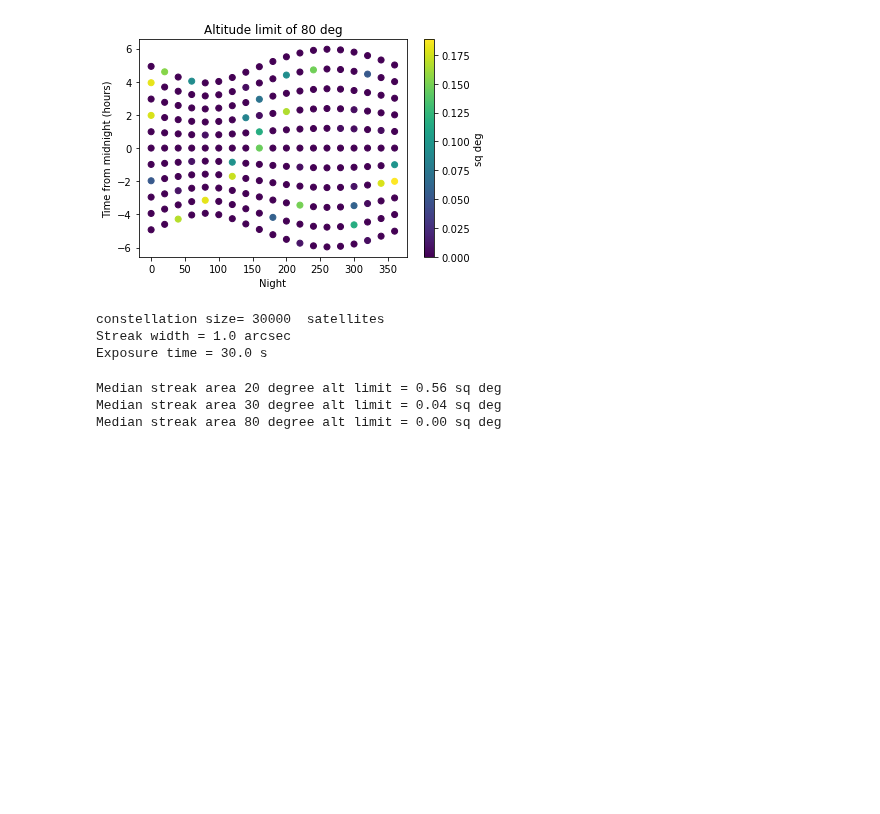
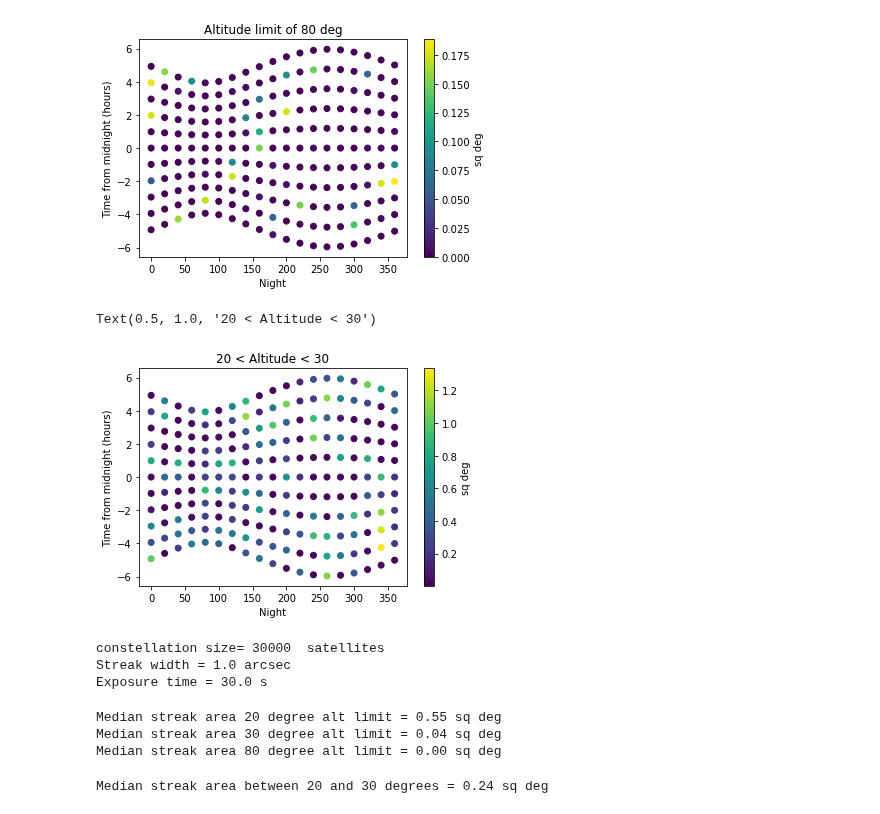
Before and after one commit to yoachim/satellite_collisions, a Jupyter notebook: area/sky_area.ipynb, the cells around one changed output. Saved outputs shown, nothing was run; the diff lists cells and outputs as text; code cells hidden in the pictures; blank space fills up the shorter version.

Commit message:
between 20 and 30

```diff
--- a/area/sky_area.ipynb
+++ b/area/sky_area.ipynb
@@ -72,6 +72,9 @@ for i in np.arange(0,366,20):
 # %%
 nights = np.concatenate(nights)
 rel_time = np.concatenate(rel_time)
+lengths_20 = np.array(lengths_20)
+lengths_30 = np.array(lengths_30)
+lengths_80 = np.array(lengths_80)
 # %%
 ack = plt.scatter(nights,rel_time*24,  c=np.degrees(lengths_20)*streak_width/3600.)
 cb = plt.colorbar()
@@ -102,6 +105,16 @@ plt.title('Altitude limit of 80 deg')
 # %% [output]
 Text(0.5, 1.0, 'Altitude limit of 80 deg')
 [figure]
+# %%
+ack = plt.scatter(nights,rel_time*24,  c=np.degrees(lengths_20 - lengths_30)*streak_width/3600.)
+cb = plt.colorbar()
+cb.set_label('sq deg')
+plt.ylabel('Time from midnight (hours)')
+plt.xlabel('Night')
+plt.title('20 < Altitude < 30')
+# %% [output]
+Text(0.5, 1.0, '20 < Altitude < 30')
+[figure, added]
 # %%
 print('constellation size=', len(const), ' satellites')
 print('Streak width = %.1f arcsec' % streak_width)
@@ -115,6 +128,11 @@ print('Median streak area 20 degree alt limit = %.2f sq deg' % np.median(np.degr
 print('Median streak area 30 degree alt limit = %.2f sq deg' % np.median(np.degrees(lengths_30)*streak_width/3600.))
 print('Median streak area 80 degree alt limit = %.2f sq deg' % np.median(np.degrees(lengths_80)*streak_width/3600.))
 # %% [output]
-Median streak area 20 degree alt limit = 0.56 sq deg
+Median streak area 20 degree alt limit = 0.55 sq deg
 Median streak area 30 degree alt limit = 0.04 sq deg
 Median streak area 80 degree alt limit = 0.00 sq deg
+# %%
+_temp = np.degrees(lengths_20 - lengths_30)*streak_width/3600.
+print('Median streak area between 20 and 30 degrees = %.2f sq deg' % np.median(_temp))
+# %% [output]
+Median streak area between 20 and 30 degrees = 0.24 sq deg
```
